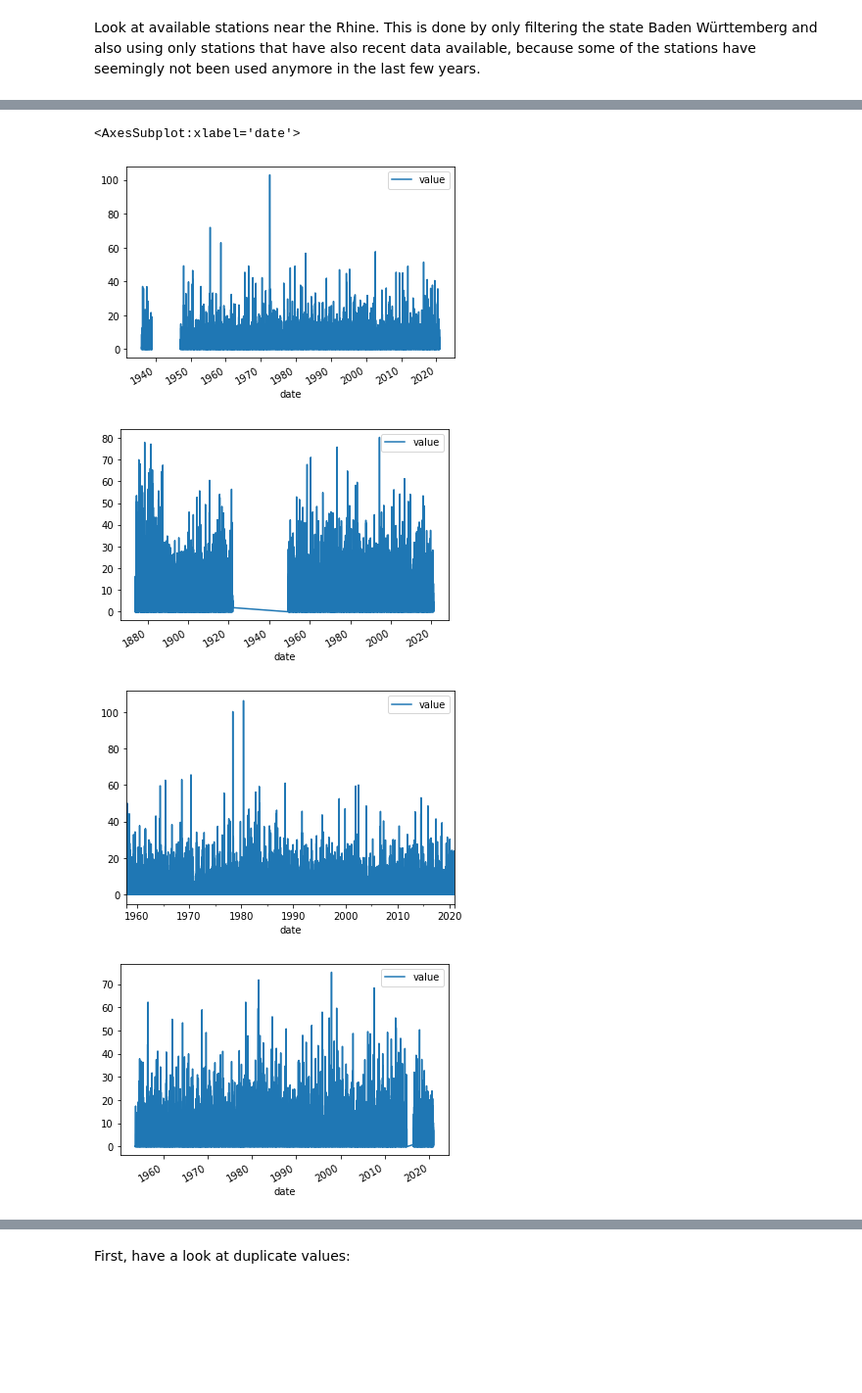
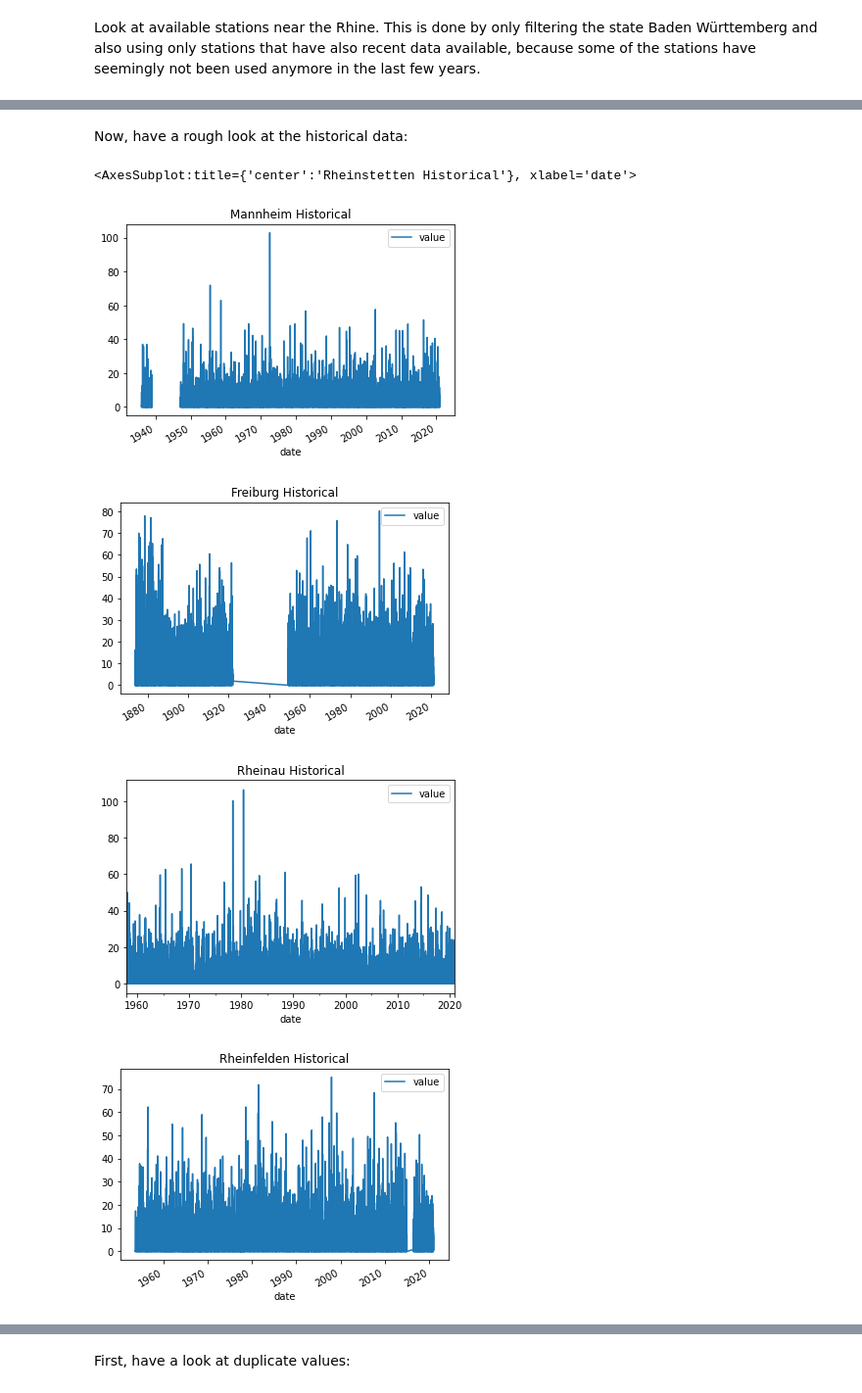
Before and after one commit to AJWarnke/datascienceml2022, a Jupyter notebook: network-DWD.ipynb, the cells around one changed output, grey strips where cells are left out. Shown at 98% size. Cells and saved outputs as stored; diff of their text form; code cells hidden in the pictures; blank space fills up the shorter version.

Commit message:
Add infos and change plots

```diff
--- a/network-DWD.ipynb
+++ b/network-DWD.ipynb
@@ -30,6 +34 @@ These are the missing dates on the updated data:
 There are a total of 0 dates missing.
-# %%
-for element in x:
-    df.drop(element, inplace=True)
-# %%
-df = df.reset_index(drop=True)
@@ -128,12 +141,14 @@ station_data
+# %% [markdown]
+Now, have a rough look at the historical data:
 # %%
-precipitation_ma_historical.plot(x="date", y="value")
-precipitation_frei_historical.plot(x='date', y='value')
-precipitation_rheinau_historical.plot(x='date', y='value')
-precipitation_rheinfelden_historical.plot(x='date', y='value')
-precipitation_rheinstetten_historical.plot(x='date', y='value')
+precipitation_ma_historical.plot(x="date", y="value", title='Mannheim Historical')
+precipitation_frei_historical.plot(x='date', y='value', title='Freiburg Historical')
+precipitation_rheinau_historical.plot(x='date', y='value', title='Rheinau Historical')
+precipitation_rheinfelden_historical.plot(x='date', y='value', title='Rheinfelden Historical')
+precipitation_rheinstetten_historical.plot(x='date', y='value', title='Rheinstetten Historical')
 # %% [output]
-<AxesSubplot:xlabel='date'>
+<AxesSubplot:title={'center':'Rheinstetten Historical'}, xlabel='date'>
-[figure, old version]
+[figure, new version]
-[figure, old version]
+[figure, new version]
-[figure, old version]
+[figure, new version]
-[figure, old version]
+[figure, new version]
```
Also changed, not shown: parts of 74 cells of this notebook.
